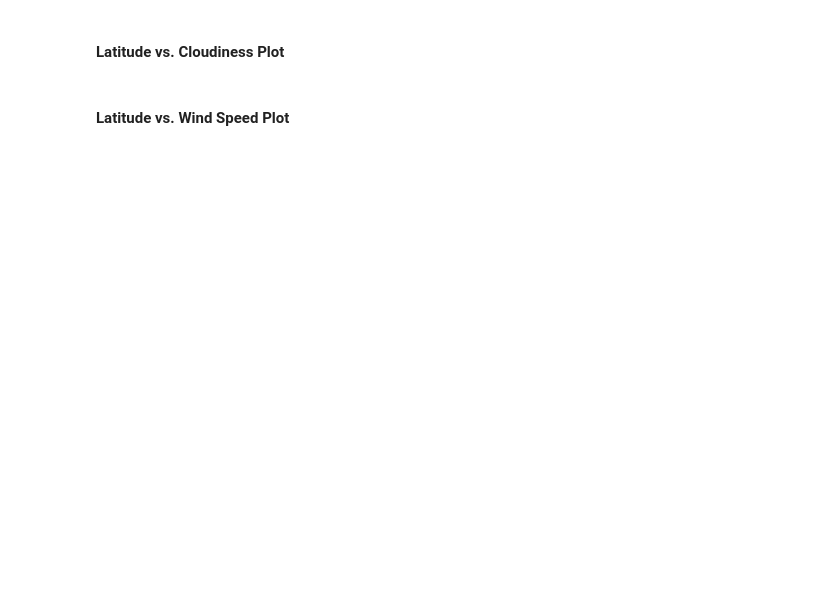
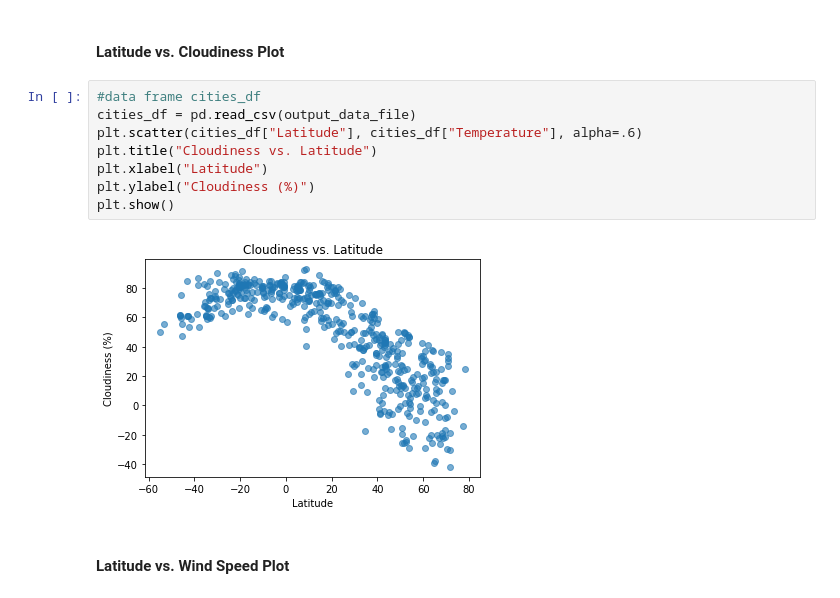
Before and after one commit to jackrapp/weather_visualization, a Jupyter notebook: WeatherPy.ipynb, the cells around one changed output. Cells and saved outputs as stored; diff of their text form; blank space fills up the shorter version.

```diff
--- a/WeatherPy.ipynb
+++ b/WeatherPy.ipynb
@@ -158,4 +181,14 @@ cities_df.to_csv(output_data_file, encoding = "utf-8")
 # %% [markdown]
 #### Latitude vs. Cloudiness Plot
+# %%
+#data frame cities_df
+cities_df = pd.read_csv(output_data_file)
+plt.scatter(cities_df["Latitude"], cities_df["Temperature"], alpha=.6)
+plt.title("Cloudiness vs. Latitude")
+plt.xlabel("Latitude")
+plt.ylabel("Cloudiness (%)")
+plt.show()
+# %% [output]
+[figure, added]
 # %% [markdown]
 #### Latitude vs. Wind Speed Plot
```
Also changed, not shown: parts of 4 cells of this notebook.
